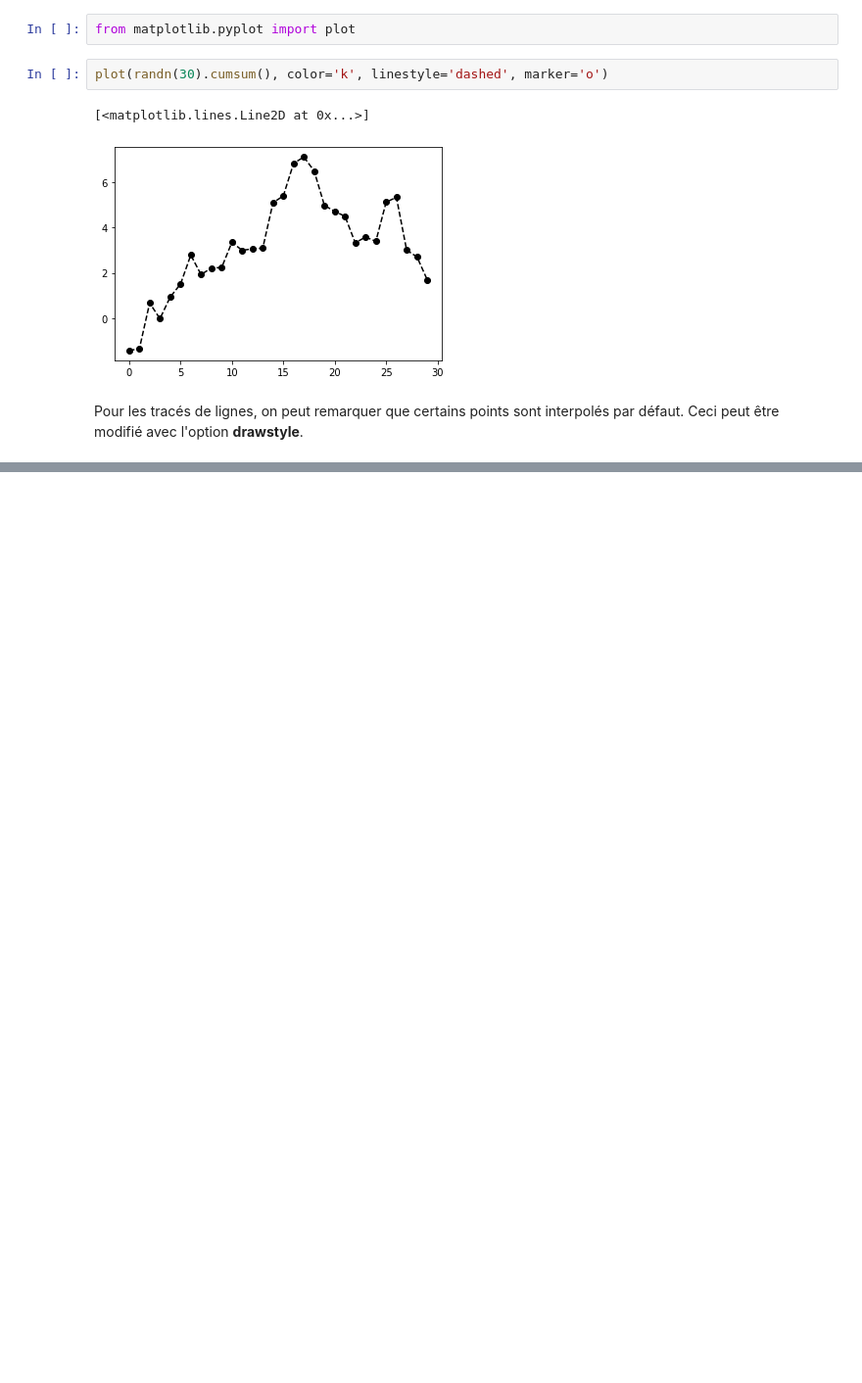
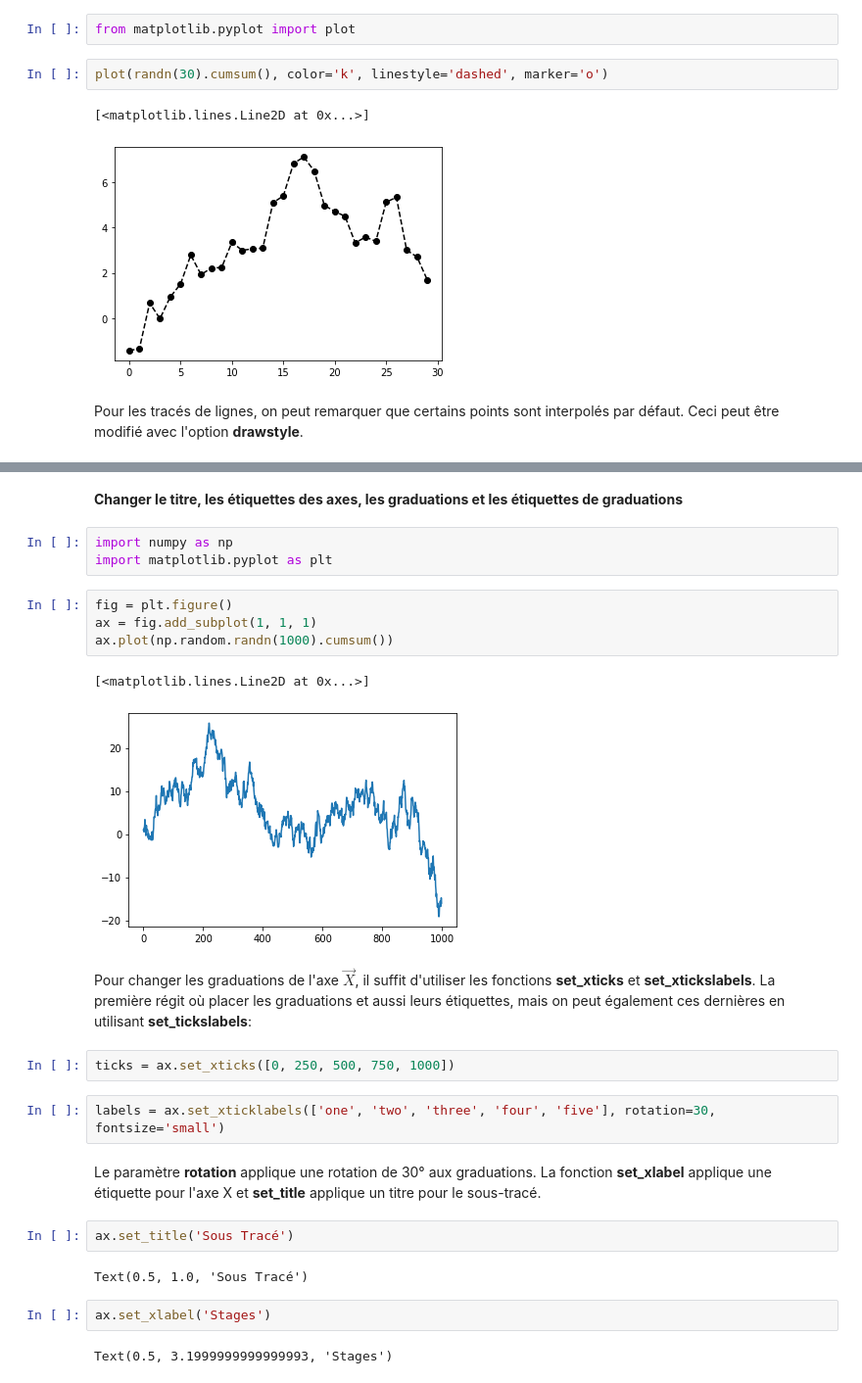
Before and after one commit to yeladlouni/m2i, a Jupyter notebook: matplotlib/notebooks/matplotlib.ipynb, the cells around one changed output, grey strips where cells are left out. Shown at 98% size. Saved outputs shown, nothing was run; the diff lists cells and outputs as text; blank space fills up the shorter version.

```diff
--- a/matplotlib/notebooks/matplotlib.ipynb
+++ b/matplotlib/notebooks/matplotlib.ipynb
@@ -199,0 +212,28 @@ plt.legend(loc='best')
+# %% [markdown]
+**Changer le titre, les étiquettes des axes, les graduations et les étiquettes de graduations**
+# %%
+import numpy as np
+import matplotlib.pyplot as plt
+# %%
+fig = plt.figure()
+ax = fig.add_subplot(1, 1, 1)
+ax.plot(np.random.randn(1000).cumsum())
+# %% [output]
+[<matplotlib.lines.Line2D at 0x...>]
+[figure, added]
+# %% [markdown]
+Pour changer les graduations de l'axe $\vec{X}$, il suffit d'utiliser les fonctions **set_xticks** et **set_xtickslabels**. La première régit où placer les graduations et aussi leurs étiquettes, mais on peut également ces dernières en utilisant **set_tickslabels**:
+# %%
+ticks = ax.set_xticks([0, 250, 500, 750, 1000])
+# %%
+labels = ax.set_xticklabels(['one', 'two', 'three', 'four', 'five'], rotation=30, fontsize='small')
+# %% [markdown]
+Le paramètre **rotation** applique une rotation de 30° aux graduations. La fonction **set_xlabel** applique une étiquette pour l'axe X et **set_title** applique un titre pour le sous-tracé.
+# %%
+ax.set_title('Sous Tracé')
+# %% [output]
+Text(0.5, 1.0, 'Sous Tracé')
+# %%
+ax.set_xlabel('Stages')
+# %% [output]
+Text(0.5, 3.1999999999999993, 'Stages')
```
Also changed, not shown: parts of 34 cells of this notebook, 2 other files.
